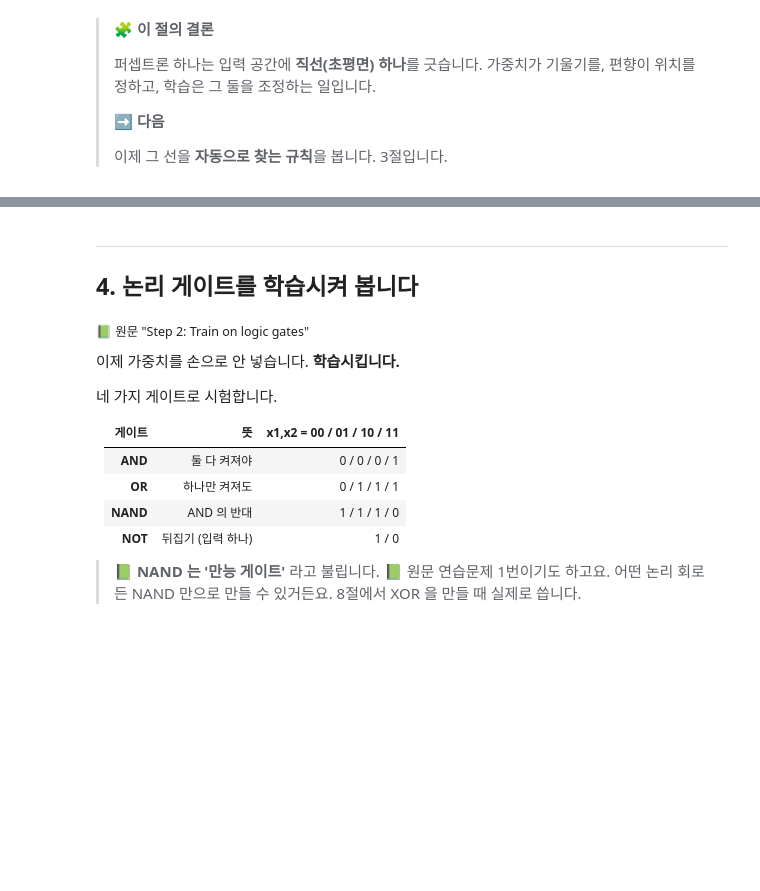
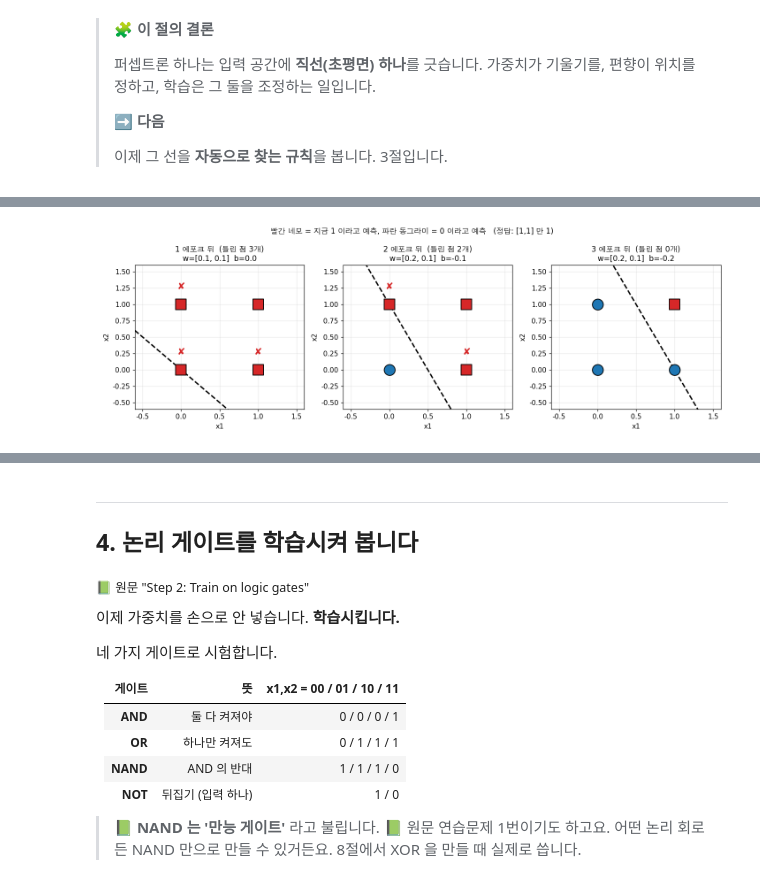
Before and after one commit to gyulrangdev/study-gyul, a Jupyter notebook: ai/ai-engineering-from-scratch-study/phase3/01-the-perceptron.ipynb, the cells around one changed output, grey strips where cells are left out. Cells and saved outputs as stored; diff of their text form; code cells hidden in the pictures; blank space fills up the shorter version.

```diff
--- a/ai/ai-engineering-from-scratch-study/phase3/01-the-perceptron.ipynb
+++ b/ai/ai-engineering-from-scratch-study/phase3/01-the-perceptron.ipynb
@@ -407,0 +640,37 @@ $x_i$ 가 크면 많이 바뀌고요. **많이 기여했으면 많이 책임집
+# %%
+# ✨ 추가 — 에포크가 끝날 때마다 경계선을 그립니다
+import numpy as np
+import matplotlib.pyplot as plt
+
+p = 퍼셉트론(2, 학습률=0.1)
+그림, 축들 = plt.subplots(1, 3, figsize=(13, 4.4))
+xs = np.linspace(-0.6, 1.6, 100)
+
+for 회차, 축 in enumerate(축들, start=1):
+    p.학습(AND데이터, 에포크=1)          # 이어서 1 에포크만 더 돌립니다
+    w1, w2 = p.가중치
+    b = p.편향
+
+    틀림 = 0
+    for x, 정답 in AND데이터:
+        예측 = p.예측(x)
+        축.scatter(x[0], x[1], s=260, zorder=3, c="#d62728" if 예측 else "#1f77b4",
+                  marker="s" if 예측 else "o", edgecolors="k", linewidths=1.2)
+        if 예측 != 정답:
+            틀림 += 1
+            축.annotate("✘", (x[0], x[1]), xytext=(0, 22), textcoords="offset points",
+                       ha="center", color="#d62728", fontsize=14, weight="bold")
+    축.plot(xs, -(w1 * xs + b) / w2, "k--", lw=2)
+
+    축.set_xlim(-0.6, 1.6)
+    축.set_ylim(-0.6, 1.6)
+    축.set_title(f"{회차} 에포크 뒤  (틀린 점 {틀림}개)\nw=[{w1:.1f}, {w2:.1f}]  b={b:.1f}", fontsize=11)
+    축.set_xlabel("x1")
+    축.set_ylabel("x2")
+    축.grid(alpha=0.25)
+
+그림.suptitle("빨간 네모 = 지금 1 이라고 예측, 파란 동그라미 = 0 이라고 예측   (정답: [1,1] 만 1)", fontsize=11)
+plt.tight_layout()
+plt.show()
+# %% [output]
+[figure, added]
```
Also changed, not shown: parts of 35 cells of this notebook, 2 other files.
